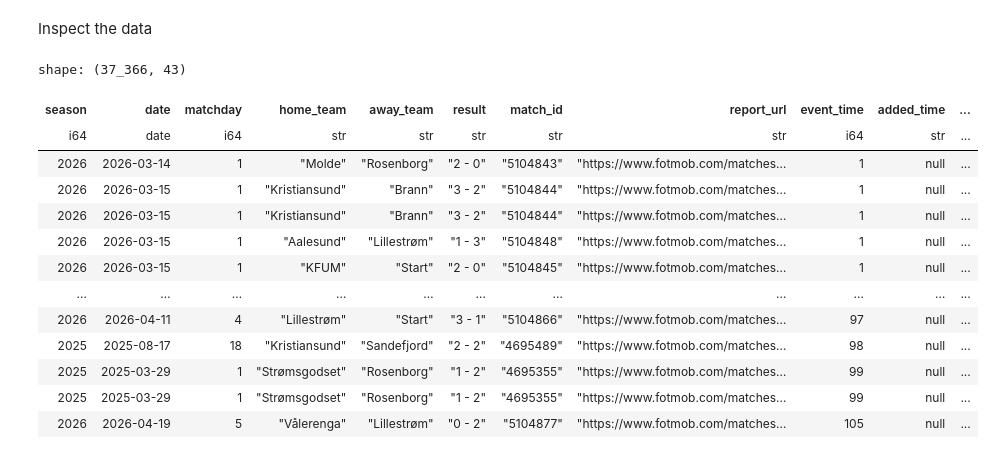
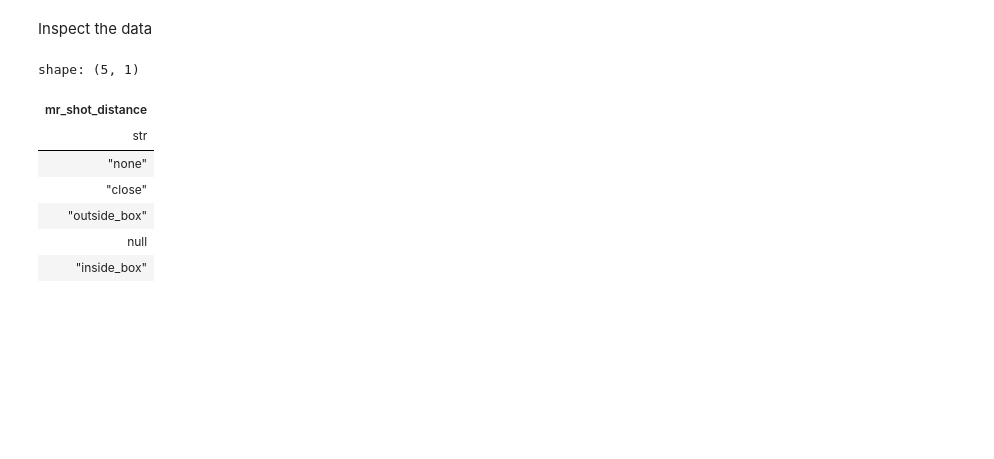
Before and after one commit to PolarsDude/brann_ticket_sales_forecasting, a Jupyter notebook: jev_experiments.ipynb, the cells around one changed output. Drawn from its saved outputs; the diff is of its cells as text; code cells hidden in the pictures; blank space fills up the shorter version.

```diff
--- a/jev_experiments.ipynb
+++ b/jev_experiments.ipynb
@@ -281,31 +281,71 @@ Inspect the data
 # %%
 con = duckdb.connect(str(Path(db_path)))
 
 query = """
 
     select *
     from jev_feature_extraction
 
 """
 
 result = con.execute(query).arrow()
 (
 pl.from_arrow(result)
-.filter(pl.col('mr_attacking_threat_confidence')>0.75)
+.select('season','date','matchday','home_team','away_team','result','event_time','mr_attacking_team','mr_chance_quality','mr_shot_distance','mr_one_on_one')
+# fill_null(0): null (unknown team/quality) counts as 0 before cum_sum, so the running total never sees nulls
+.with_columns(
+    pl.col('mr_attacking_team').eq('home').fill_null(0).cast(pl.Int64).alias('home_attacks'),
+    pl.col('mr_attacking_team').eq('away').fill_null(0).cast(pl.Int64).alias('away_attacks'),
+    (
+        pl.col('mr_chance_quality').eq('big')
+        & pl.col('mr_attacking_team').eq('home')
+    ).cast(pl.Int64).fill_null(0).alias('home_big_chances'),
+    (
+        pl.col('mr_chance_quality').eq('big')
+        & pl.col('mr_attacking_team').eq('away')
+    ).cast(pl.Int64).fill_null(0).alias('away_big_chances'),
+
+     (
+        pl.col('mr_shot_distance').is_in(['close', 'inside_box'])
+        & pl.col('mr_attacking_team').eq('home')
+    ).cast(pl.Int64).fill_null(0).alias('home_box_shots'),
+    (
+        pl.col('mr_shot_distance').is_in(['close', 'inside_box'])
+        & pl.col('mr_attacking_team').eq('away')
+    ).cast(pl.Int64).fill_null(0).alias('away_box_shots'),
+    (
+        pl.col('mr_one_on_one').eq('yes')
+        & pl.col('mr_attacking_team').eq('home')
+    ).cast(pl.Int64).fill_null(0).alias('home_one_on_ones'),
+    (
+        pl.col('mr_one_on_one').eq('yes')
+        & pl.col('mr_attacking_team').eq('away')
+    ).cast(pl.Int64).fill_null(0).alias('away_one_on_ones'),
 )
+.filter(pl.col('season') == 2026,
+        pl.col('home_team')=='Hamarkameratene',
+        pl.col('away_team')=='Viking')
+.sort(by = 'event_time')
+.with_columns(
+    pl.col('home_attacks').cum_sum().over('season','date','matchday','home_team','away_team').alias('home_attacks_cum'),
+    pl.col('away_attacks').cum_sum().over('season','date','matchday','home_team','away_team').alias('away_attacks_cum'),
+    pl.col('home_big_chances').cum_sum().over('season','date','matchday','home_team','away_team').alias('home_big_chances_cum'),
+    pl.col('away_big_chances').cum_sum().over('season','date','matchday','home_team','away_team').alias('away_big_chances_cum'),
+    pl.col('home_box_shots').cum_sum().over('season','date','matchday','home_team','away_team').alias('home_box_shots_cum'),
+    pl.col('away_box_shots').cum_sum().over('season','date','matchday','home_team','away_team').alias('away_box_shots_cum'),
+    pl.col('home_one_on_ones').cum_sum().over('season','date','matchday','home_team','away_team').alias('home_one_on_ones_cum'),
+    pl.col('away_one_on_ones').cum_sum().over('season','date','matchday','home_team','away_team').alias('away_one_on_ones_cum'),
+)
+.select('mr_shot_distance')
+.unique()
+)
 # %% [output]
-shape: (37_366, 43)
+shape: (5, 1)
-| season | date | matchday | home_team | away_team | result | match_id | report_url | event_time | added_time | ... |
-| i64 | date | i64 | str | str | str | str | str | i64 | str | ... |
-| 2026 | 2026-03-14 | 1 | "Molde" | "Rosenborg" | "2 - 0" | "5104843" | "https://www.fotmob.com/matches… | 1 | null | ... |
-| 2026 | 2026-03-15 | 1 | "Kristiansund" | "Brann" | "3 - 2" | "5104844" | "https://www.fotmob.com/matches… | 1 | null | ... |
-| 2026 | 2026-03-15 | 1 | "Kristiansund" | "Brann" | "3 - 2" | "5104844" | "https://www.fotmob.com/matches… | 1 | null | ... |
-| 2026 | 2026-03-15 | 1 | "Aalesund" | "Lillestrøm" | "1 - 3" | "5104848" | "https://www.fotmob.com/matches… | 1 | null | ... |
-| 2026 | 2026-03-15 | 1 | "KFUM" | "Start" | "2 - 0" | "5104845" | "https://www.fotmob.com/matches… | 1 | null | ... |
-| … | … | … | … | … | … | … | … | … | … | ... |
-| 2026 | 2026-04-11 | 4 | "Lillestrøm" | "Start" | "3 - 1" | "5104866" | "https://www.fotmob.com/matches… | 97 | null | ... |
-| 2025 | 2025-08-17 | 18 | "Kristiansund" | "Sandefjord" | "2 - 2" | "4695489" | "https://www.fotmob.com/matches… | 98 | null | ... |
-| 2025 | 2025-03-29 | 1 | "Strømsgodset" | "Rosenborg" | "1 - 2" | "4695355" | "https://www.fotmob.com/matches… | 99 | null | ... |
-| 2025 | 2025-03-29 | 1 | "Strømsgodset" | "Rosenborg" | "1 - 2" | "4695355" | "https://www.fotmob.com/matches… | 99 | null | ... |
-| 2026 | 2026-04-19 | 5 | "Vålerenga" | "Lillestrøm" | "0 - 2" | "5104877" | "https://www.fotmob.com/matches… | 105 | null | ... |
+| mr_shot_distance |
+| str |
+| "none" |
+| "close" |
+| "outside_box" |
+| null |
+| "inside_box" |
 # %%
```
Also changed, not shown: parts of 1 cell of this notebook, 1 other file.
